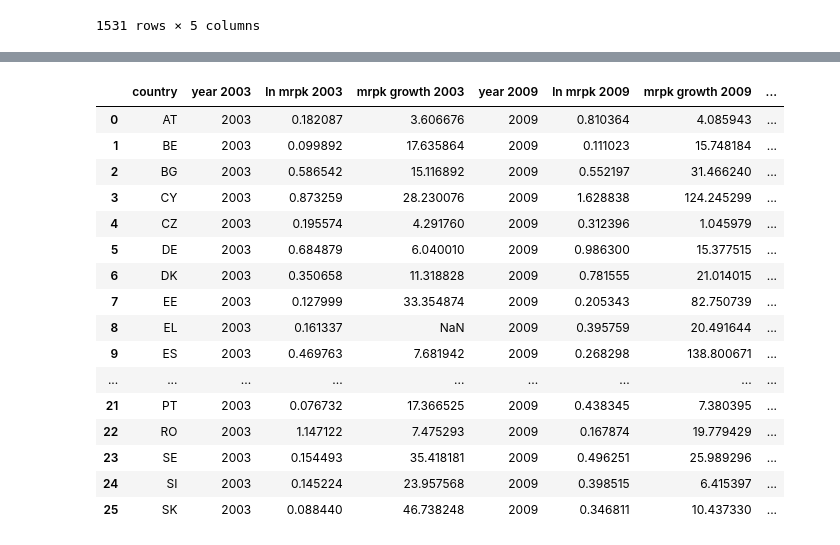
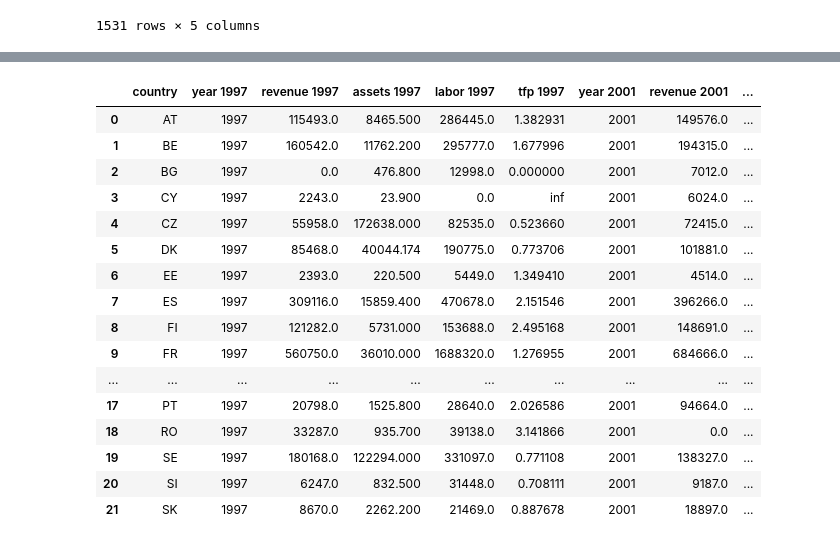
Before and after one commit to CurdinLieberherr/capital_misallocation, a Jupyter notebook: notebook.ipynb, the cells around one changed output, grey strips where cells are left out. Drawn from its saved outputs; the diff is of its cells as text; code cells hidden in the pictures.

```diff
--- a/notebook.ipynb
+++ b/notebook.ipynb
@@ -146,5 +146,9 @@ data = data.sort_values(by=['country', 'sectorcode', 'year'])
 data['mrpk growth'] = data.groupby(['country', 'sectorcode'])['mrpk'].pct_change() * 100
 data['tfp growth'] = data.groupby(['country', 'sectorcode'])['tfp'].pct_change() * 100
 
+#calculate total tfp for each country accross the sectors
+tfp = data.groupby(['country', 'year']).agg({'revenue': 'sum', 'assets': 'sum', 'labor': 'sum'}).reset_index()
+tfp['tfp'] = tfp['revenue'] / (tfp['assets']**0.35 * tfp['labor']**0.65)
 
-data
+#calculate the dispersion between the two sectors
+dispersion = data.groupby(["country", "year"]).agg({"ln mrpk": 'std'}).reset_index()
@@ -192,26 +171,28 @@ plt.show()
 # %%
-#compare dispersion before and after crisis
-before = dispersion[dispersion["year"] == 2003]
-after  = dispersion[dispersion["year"] == 2009]
-comparison = before.merge(after, on="country", suffixes=(" 2003", " 2009"))
-comparison['change mrpk growth'] = comparison['mrpk growth 2009'] - comparison['mrpk growth 2003']
-comparison['change ln mrpk'] = comparison['ln mrpk 2009'] - comparison['ln mrpk 2003']
+#compare tfp in  before and after eurozone
+beforey = 1997
+aftery = 2001
+before = tfp[tfp["year"] == beforey]
+after  = tfp[tfp["year"] == aftery]
+comparison = before.merge(after, on="country", suffixes=(f" {beforey}", f" {aftery}"))
+comparison['tfp rise'] = np.where(comparison[f'tfp {aftery}'] - comparison[f'tfp {beforey}'] > 0, True, False )
+
 comparison
 # %% [output]
-|  | country | year 2003 | ln mrpk 2003 | mrpk growth 2003 | year 2009 | ln mrpk 2009 | mrpk growth 2009 | ... |
-| 0 | AT | 2003 | 0.182087 | 3.606676 | 2009 | 0.810364 | 4.085943 | ... |
-| 1 | BE | 2003 | 0.099892 | 17.635864 | 2009 | 0.111023 | 15.748184 | ... |
-| 2 | BG | 2003 | 0.586542 | 15.116892 | 2009 | 0.552197 | 31.466240 | ... |
-| 3 | CY | 2003 | 0.873259 | 28.230076 | 2009 | 1.628838 | 124.245299 | ... |
-| 4 | CZ | 2003 | 0.195574 | 4.291760 | 2009 | 0.312396 | 1.045979 | ... |
-| 5 | DE | 2003 | 0.684879 | 6.040010 | 2009 | 0.986300 | 15.377515 | ... |
-| 6 | DK | 2003 | 0.350658 | 11.318828 | 2009 | 0.781555 | 21.014015 | ... |
-| 7 | EE | 2003 | 0.127999 | 33.354874 | 2009 | 0.205343 | 82.750739 | ... |
-| 8 | EL | 2003 | 0.161337 | NaN | 2009 | 0.395759 | 20.491644 | ... |
-| 9 | ES | 2003 | 0.469763 | 7.681942 | 2009 | 0.268298 | 138.800671 | ... |
-| ... | ... | ... | ... | ... | ... | ... | ... | ... |
-| 21 | PT | 2003 | 0.076732 | 17.366525 | 2009 | 0.438345 | 7.380395 | ... |
-| 22 | RO | 2003 | 1.147122 | 7.475293 | 2009 | 0.167874 | 19.779429 | ... |
-| 23 | SE | 2003 | 0.154493 | 35.418181 | 2009 | 0.496251 | 25.989296 | ... |
-| 24 | SI | 2003 | 0.145224 | 23.957568 | 2009 | 0.398515 | 6.415397 | ... |
-| 25 | SK | 2003 | 0.088440 | 46.738248 | 2009 | 0.346811 | 10.437330 | ... |
+|  | country | year 1997 | revenue 1997 | assets 1997 | labor 1997 | tfp 1997 | year 2001 | revenue 2001 | ... |
+| 0 | AT | 1997 | 115493.0 | 8465.500 | 286445.0 | 1.382931 | 2001 | 149576.0 | ... |
+| 1 | BE | 1997 | 160542.0 | 11762.200 | 295777.0 | 1.677996 | 2001 | 194315.0 | ... |
+| 2 | BG | 1997 | 0.0 | 476.800 | 12998.0 | 0.000000 | 2001 | 7012.0 | ... |
+| 3 | CY | 1997 | 2243.0 | 23.900 | 0.0 | inf | 2001 | 6024.0 | ... |
+| 4 | CZ | 1997 | 55958.0 | 172638.000 | 82535.0 | 0.523660 | 2001 | 72415.0 | ... |
+| 5 | DK | 1997 | 85468.0 | 40044.174 | 190775.0 | 0.773706 | 2001 | 101881.0 | ... |
+| 6 | EE | 1997 | 2393.0 | 220.500 | 5449.0 | 1.349410 | 2001 | 4514.0 | ... |
+| 7 | ES | 1997 | 309116.0 | 15859.400 | 470678.0 | 2.151546 | 2001 | 396266.0 | ... |
+| 8 | FI | 1997 | 121282.0 | 5731.000 | 153688.0 | 2.495168 | 2001 | 148691.0 | ... |
+| 9 | FR | 1997 | 560750.0 | 36010.000 | 1688320.0 | 1.276955 | 2001 | 684666.0 | ... |
+| ... | ... | ... | ... | ... | ... | ... | ... | ... | ... |
+| 17 | PT | 1997 | 20798.0 | 1525.800 | 28640.0 | 2.026586 | 2001 | 94664.0 | ... |
+| 18 | RO | 1997 | 33287.0 | 935.700 | 39138.0 | 3.141866 | 2001 | 0.0 | ... |
+| 19 | SE | 1997 | 180168.0 | 122294.000 | 331097.0 | 0.771108 | 2001 | 138327.0 | ... |
+| 20 | SI | 1997 | 6247.0 | 832.500 | 31448.0 | 0.708111 | 2001 | 9187.0 | ... |
+| 21 | SK | 1997 | 8670.0 | 2262.200 | 21469.0 | 0.887678 | 2001 | 18897.0 | ... |
```
Also changed, not shown: parts of 10 cells of this notebook.
